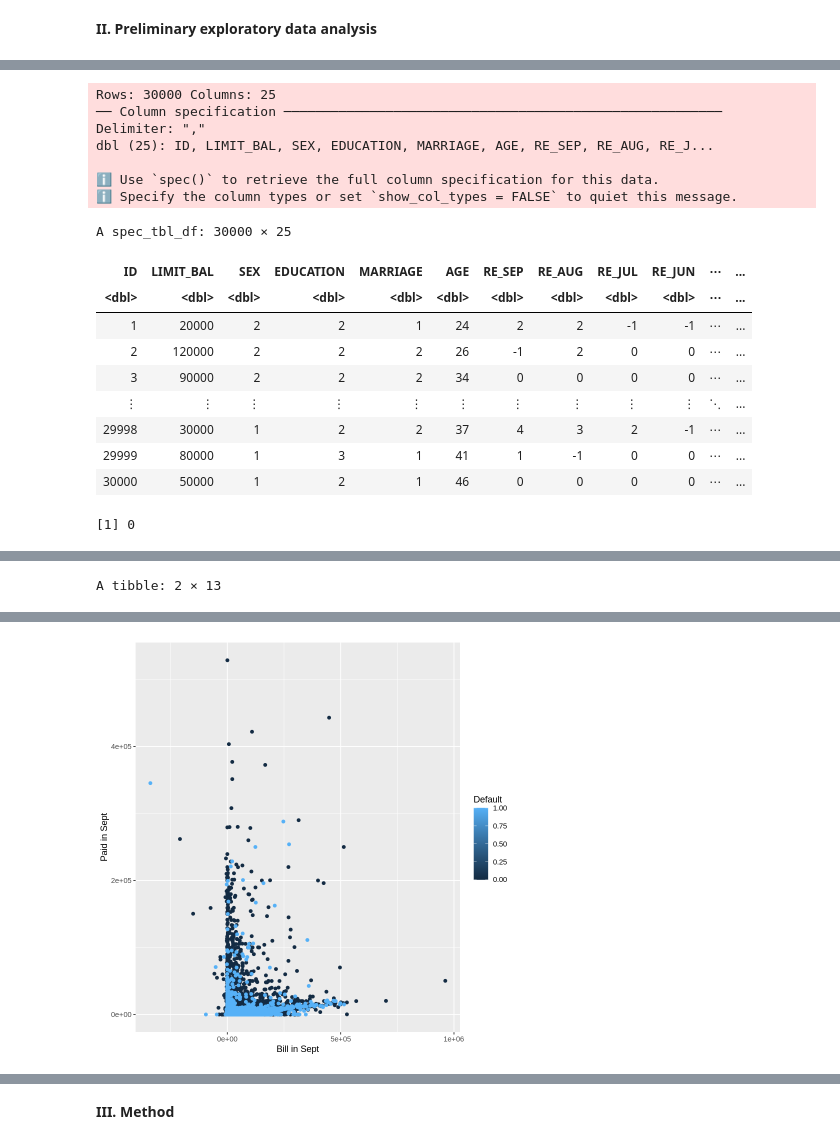
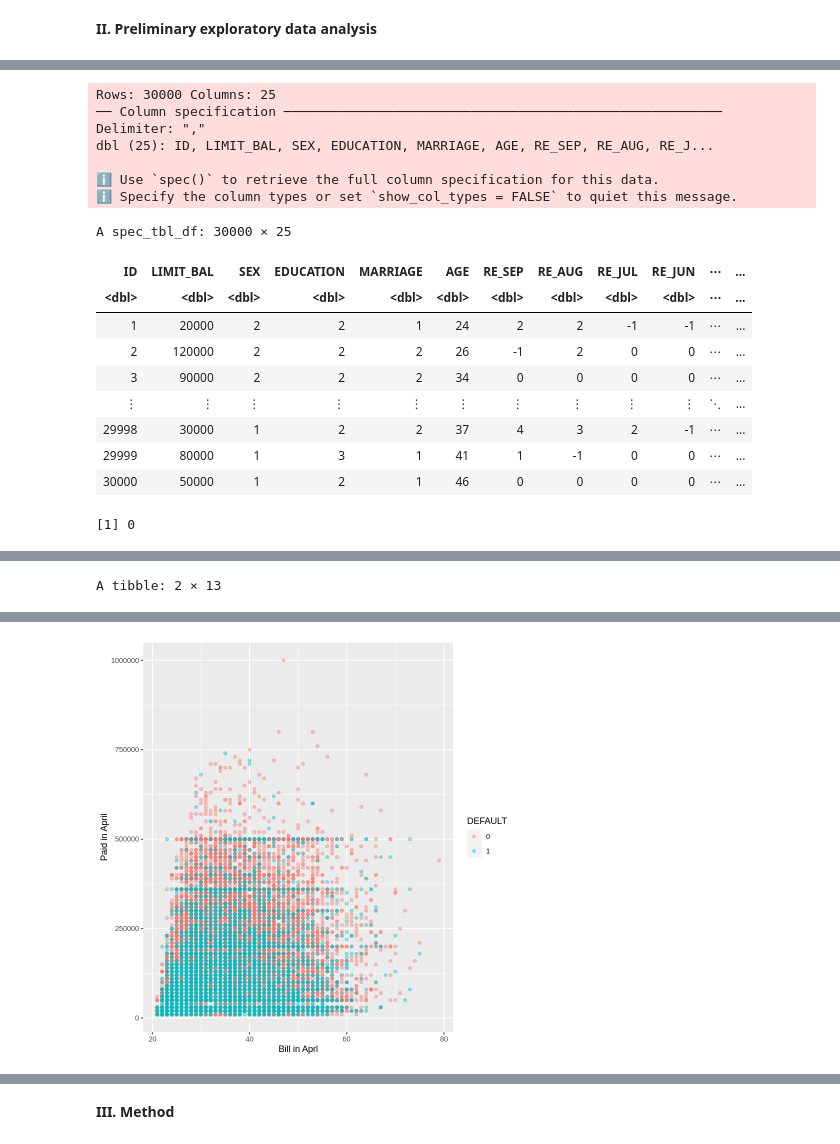
Before and after one commit to steph-feng/DSCI-100-Group-85-Project, a Jupyter notebook: Group Proposal.ipynb, the cells around one changed output, grey strips where cells are left out. Cells and saved outputs as stored; diff of their text form; code cells hidden in the pictures.

```diff
--- a/Group Proposal.ipynb
+++ b/Group Proposal.ipynb
@@ -33,13 +57,17 @@ options(repr.matrix.max.rows = 6)
 # %%
 #READ THE DATA
 
-credit_data<-read_csv('Dataset/default_of_credit_card_clients.csv', skip=2, col_names=c("ID","LIMIT_BAL","SEX","EDUCATION","MARRIAGE","AGE",
-"RE_SEP","RE_AUG","RE_JUL","RE_JUN","RE_MAY","RE_APR",
-"BILL_SEP","BILL_AUG","BILL_JUL","BILL_JUN","BILL_MAY","BILL_APR",
-"PAID_SEP","PAID_AUG","PAID_JUL","PAID_JUN","PAID_MAY","PAID_APR",
-"DEFAULT"))
+credit_data<-read_csv('Dataset/default_of_credit_card_clients.csv', skip=2, col_names=c(
+    "ID","LIMIT_BAL","SEX","EDUCATION","MARRIAGE","AGE",
+    "RE_SEP","RE_AUG","RE_JUL","RE_JUN","RE_MAY","RE_APR",
+    "BILL_SEP","BILL_AUG","BILL_JUL","BILL_JUN","BILL_MAY","BILL_APR",
+    "PAID_SEP","PAID_AUG","PAID_JUL","PAID_JUN","PAID_MAY","PAID_APR",
+    "DEFAULT"))
+credit_data
 
-credit_data
+
+credit_data <- credit_data |>
+mutate(DEFAULT = as_factor(DEFAULT))
 
 #SPLIT DATA INTO TRAINING AND TESTING
 
@@ -52,9 +80,12 @@ credit_test <- testing(credit_split)
     sum(is.na(credit_train))
 
     #Number of Defaults and Non Default
+    num_obs <- nrow(credit_train)
+
     credit_default_summarize <- credit_train |>
     group_by(DEFAULT) |>
-    summarize(COUNTS=n())
+    summarize(COUNTS=n(),percentage = n() / num_obs * 100)
+
     credit_default_summarize
 
     #Mean of predictors
@@ -65,41 +96,49 @@ credit_test <- testing(credit_split)
 
 #VISUALIZATION
 
+zero_plot<- credit_train |>
+ggplot(aes(x=AGE,y=LIMIT_BAL, color=DEFAULT))+
+geom_point(alpha=0.4)+
+labs(x='Bill in Aprl', y='Paid in April', color='DEFAULT')
+
+zero_plot
+
 first_plot <- credit_train |>
 ggplot(aes(x=BILL_APR,y=PAID_APR, color=DEFAULT))+
-geom_point()+
-labs(x='Bill in Sept', y='Paid in Sept', color='Default')
+geom_point(alpha=0.4)+
+labs(x='Bill in Aprl', y='Paid in April', color='DEFAULT')
+
 first_plot
 
-second_plot <- credit_train |>
-ggplot(aes(x=BILL_APR,y=PAID_APR, color=DEFAULT))+
-geom_point()+
-labs(x='Bill in Sept', y='Paid in Sept', color='Default')
-second_plot
+# second_plot <- credit_train |>
+# ggplot(aes(x=BILL_APR,y=PAID_APR, color=DEFAULT))+
+# geom_point(alpha=0.4)+
+# labs(x='Bill in Sept', y='Paid in Sept', color='Default')
+# second_plot
 
-third_plot <- credit_train |>
-ggplot(aes(x=BILL_MAY,y=PAID_MAY, color=DEFAULT))+
-geom_point()+
-labs(x='Bill in Sept', y='Paid in Sept', color='Default')
-third_plot
+# third_plot <- credit_train |>
+# ggplot(aes(x=BILL_MAY,y=PAID_MAY, color=DEFAULT))+
+# geom_point(alpha=0.4)+
+# labs(x='Bill in Sept', y='Paid in Sept', color='Default')
+# third_plot
 
-fourth_plot <- credit_train |>
-ggplot(aes(x=BILL_JUN,y=PAID_JUN, color=DEFAULT))+
-geom_point()+
-labs(x='Bill in Sept', y='Paid in Sept', color='Default')
-fourth_plot
+# fourth_plot <- credit_train |>
+# ggplot(aes(x=BILL_JUN,y=PAID_JUN, color=DEFAULT))+
+# geom_point(alpha=0.4)+
+# labs(x='Bill in Sept', y='Paid in Sept', color='Default')
+# fourth_plot
 
-fifth_plot <- credit_train |>
-ggplot(aes(x=BILL_JULY,y=PAID_JULY, color=DEFAULT))+
-geom_point()+
-labs(x='Bill in Sept', y='Paid in Sept', color='Default')
-first_plot
+# fifth_plot <- credit_train |>
+# ggplot(aes(x=BILL_JULY,y=PAID_JULY, color=DEFAULT))+
+# geom_point(alpha=0.4)+
+# labs(x='Bill in Sept', y='Paid in Sept', color='Default')
+# first_plot
 
-sixth_plot <- credit_train |>
-ggplot(aes(x=BILL_AUG,y=PAID_AUG, color=DEFAULT))+
-geom_point()+
-labs(x='Bill in Sept', y='Paid in Sept', color='Default')
-sixth_plot
+# sixth_plot <- credit_train |>
+# ggplot(aes(x=BILL_AUG,y=PAID_AUG, color=DEFAULT))+
+# geom_point(alpha=0.4)+
+# labs(x='Bill in Sept', y='Paid in Sept', color='Default')
+# sixth_plot
 # %% [output]
 Rows: 30000 Columns: 25
 ── Column specification ────────────────────────────────────────────────────────
@@ -132 +171 @@ A tibble: 2 × 13
-[figure, old version]
+[figure, new version]
```
Also changed, not shown: parts of 8 cells of this notebook.
